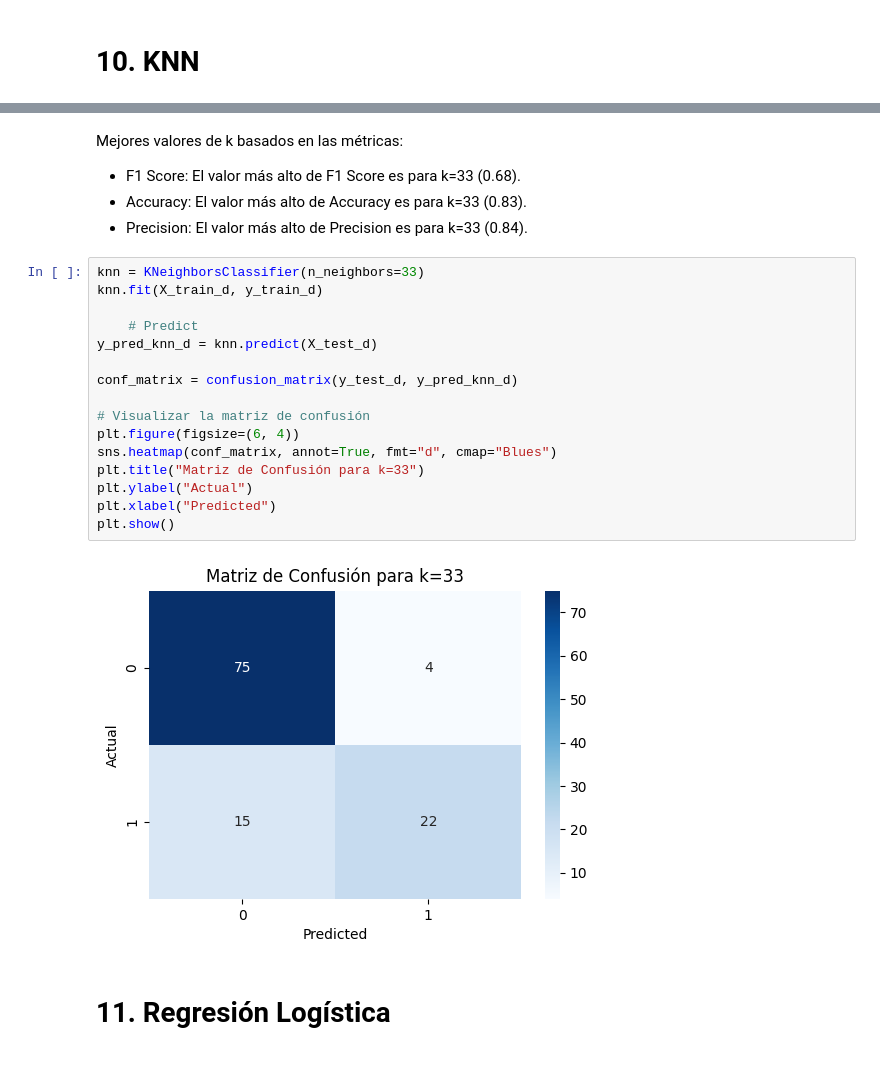
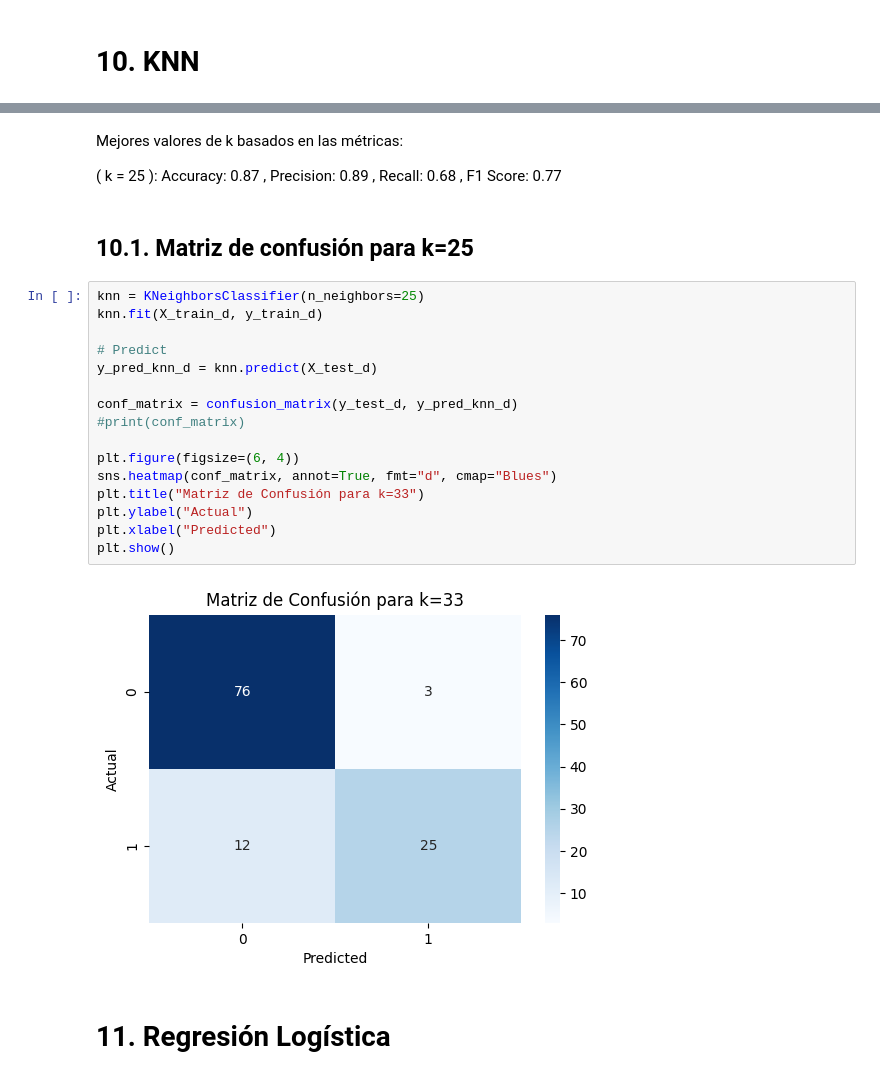
Before and after one commit to MajinLoop/IC6200_AI_P1, a Jupyter notebook: src/diabetes.ipynb, the cells around one changed output, grey strips where cells are left out. Cells and saved outputs as stored; diff of their text form.

```diff
--- a/src/diabetes.ipynb
+++ b/src/diabetes.ipynb
@@ -429,27 +449,27 @@ F1 Score: 0.70
 # %% [markdown]
 Mejores valores de  k basados en las métricas:
 
-* F1 Score: El valor más alto de F1 Score es para k=33 (0.68).
-* Accuracy: El valor más alto de Accuracy es para k=33 (0.83).
-* Precision: El valor más alto de Precision es para k=33 (0.84).
+( k = 25 ): Accuracy: 0.87 , Precision: 0.89 , Recall: 0.68 , F1 Score: 0.77
+# %% [markdown]
+## 10.1. Matriz de confusión para k=25
 # %%
-knn = KNeighborsClassifier(n_neighbors=33)
+knn = KNeighborsClassifier(n_neighbors=25)
 knn.fit(X_train_d, y_train_d)
 
-    # Predict
+# Predict
 y_pred_knn_d = knn.predict(X_test_d)
 
 conf_matrix = confusion_matrix(y_test_d, y_pred_knn_d)
+#print(conf_matrix)
 
-# Visualizar la matriz de confusión
 plt.figure(figsize=(6, 4))
 sns.heatmap(conf_matrix, annot=True, fmt="d", cmap="Blues")
 plt.title("Matriz de Confusión para k=33")
 plt.ylabel("Actual")
 plt.xlabel("Predicted")
 plt.show()
 # %% [output]
-[figure, old version]
+[figure, new version]
 # %% [markdown]
 # 11. Regresión Logística
 # %%
```
Also changed, not shown: parts of 7 cells of this notebook, 1 other file.
